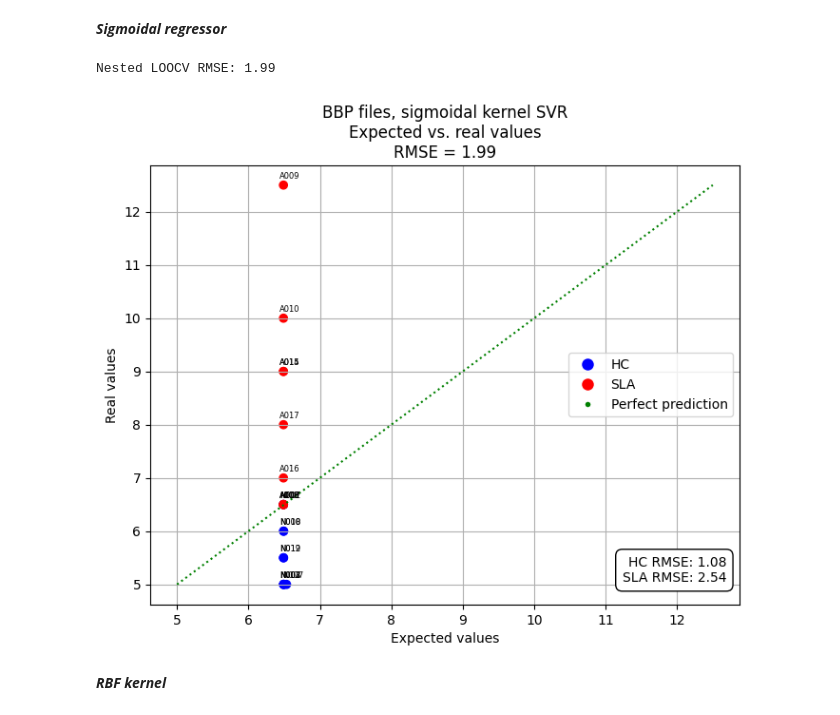
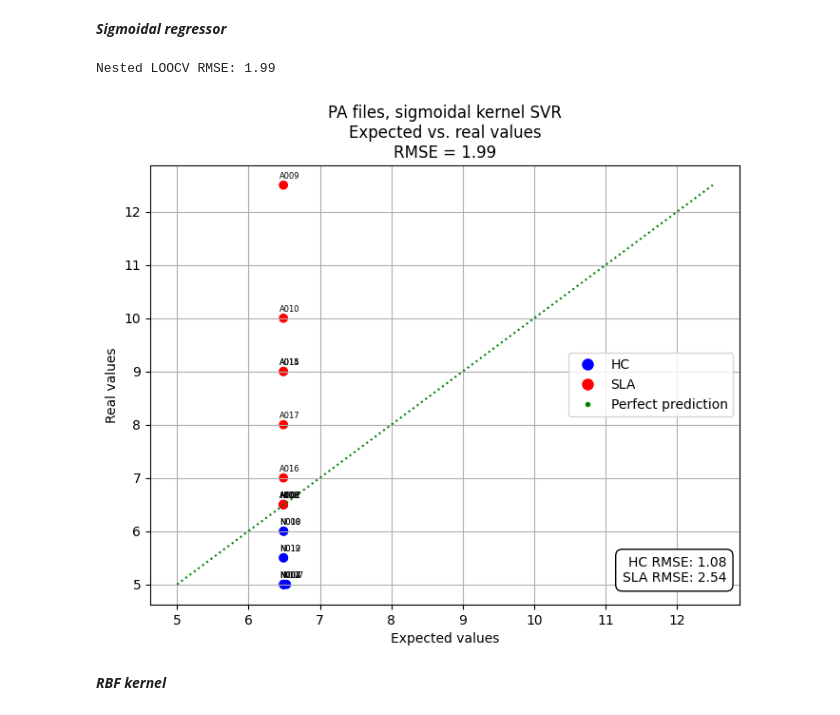
Before and after one commit to GiuseppeCurrao/Extraction-of-vocal-feature-for-ALS-speech-score-regression, a Jupyter notebook: Code/Regressor_PA.ipynb, the cells around one changed output. Drawn from its saved outputs; the diff is of its cells as text; code cells hidden in the pictures.

```diff
--- a/Code/Regressor_PA.ipynb
+++ b/Code/Regressor_PA.ipynb
@@ -224,35 +206,35 @@ plt.scatter(y_p, y_t, color=colors, label='Expected vs. real values')
 plt.plot([y_t.min(), y_t.max()], [y_t.min(), y_t.max()], color='green', linestyle='dotted', label='Perfect prediction')
 
 for i, id_ in enumerate(sample_ID):
     plt.annotate(f'{id_}',
                  (y_p[i], y_t[i]),
                  textcoords="offset points",  # Usa coordinate di offset
                  xytext=(5,5),  # Posiziona l'annotazione leggermente a lato e sopra il punto
                  ha='center',  # Allinea orizzontalmente il testo
                  fontsize=6)
 
 
 text = f"HC RMSE: {np.sqrt(mean_squared_error(y_t[:9], y_p[:9])):.2f}\nSLA RMSE: {np.sqrt(mean_squared_error(y_t[9:], y_p[9:])):.2f}"
 plt.annotate(text, xy=(1, 0), xycoords='axes fraction',
              xytext=(-10, 15), textcoords='offset points',
              ha='right', va='bottom', bbox=dict(boxstyle='round,pad=0.5', edgecolor='black', facecolor='white'))
 
 
 plt.xlabel('Expected values')
 plt.ylabel('Real values')
 legend_patches = legend_lines = [Line2D([0], [0], marker='o', color='w', markerfacecolor='blue', markersize=10, label='HC'),
                 Line2D([0], [0], marker='o', color='w', markerfacecolor='red', markersize=10, label='SLA'),
                 Line2D([0],[0], marker=".", color='w', markerfacecolor='green', markersize=10, label='Perfect prediction')]
 
-plt.title('BBP files, sigmoidal kernel SVR\nExpected vs. real values\nRMSE = {:.2f}'.format(final_rmse))
+plt.title('PA files, sigmoidal kernel SVR\nExpected vs. real values\nRMSE = {:.2f}'.format(final_rmse))
 
 plt.legend(loc='center right',handles=legend_patches)
 
 plt.grid(True)
 plt.show()
 # %% [output]
 Nested LOOCV RMSE: 1.99
-[figure, old version]
+[figure, new version]
 # %% [markdown]
 ***RBF kernel***
 # %%
```
Also changed, not shown: parts of 5 cells of this notebook, 13 other files.
